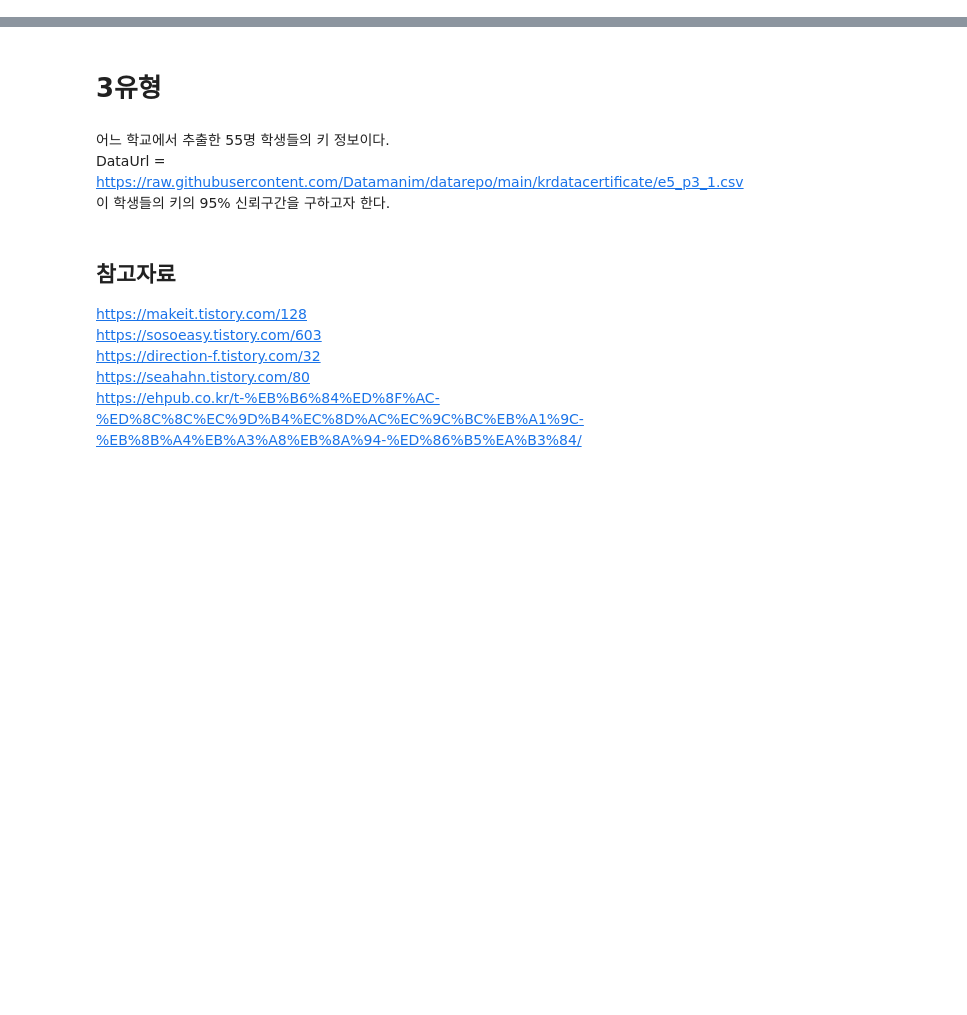
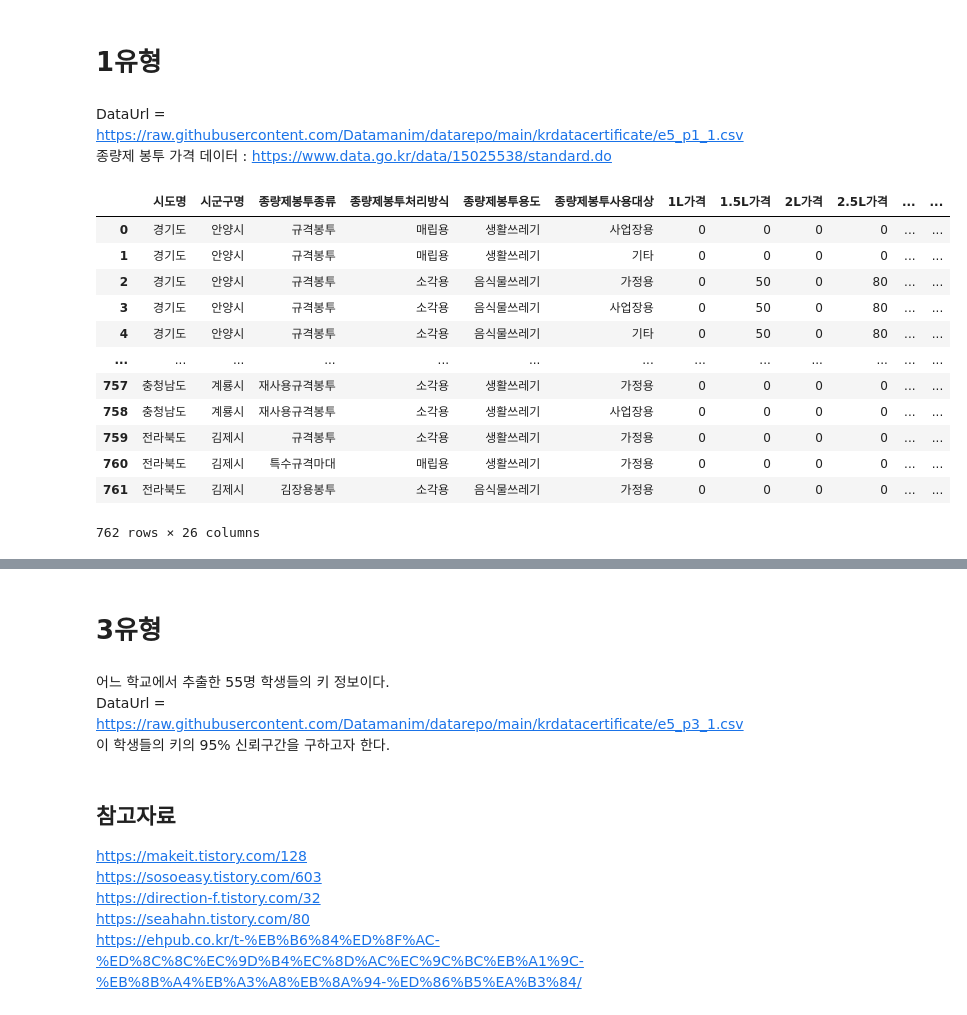
Before and after one commit to Parksemo/Learned-Coding, a Jupyter notebook: 빅분기/데이터마님/5회 기출 변형.ipynb, the cells around one changed output, grey strips where cells are left out. Drawn from its saved outputs; the diff is of its cells as text; code cells hidden in the pictures; blank space fills up the shorter version.

```diff
--- a/빅분기/데이터마님/5회 기출 변형.ipynb
+++ b/빅분기/데이터마님/5회 기출 변형.ipynb
@@ -0,0 +1,24 @@
+# %% [markdown]
+# 1유형
+# %% [markdown]
+DataUrl = https://raw.githubusercontent.com/Datamanim/datarepo/main/krdatacertificate/e5_p1_1.csv
+<br>
+종량제 봉투 가격 데이터 : https://www.data.go.kr/data/15025538/standard.do
+# %%
+import pandas as pd
+df = pd.read_csv('https://raw.githubusercontent.com/Datamanim/datarepo/main/krdatacertificate/e5_p1_1_.csv')
+df
+# %% [output]
+|  | 시도명 | 시군구명 | 종량제봉투종류 | 종량제봉투처리방식 | 종량제봉투용도 | 종량제봉투사용대상 | 1L가격 | 1.5L가격 | 2L가격 | 2.5L가격 | ... | ... |
+| 0 | 경기도 | 안양시 | 규격봉투 | 매립용 | 생활쓰레기 | 사업장용 | 0 | 0 | 0 | 0 | ... | ... |
+| 1 | 경기도 | 안양시 | 규격봉투 | 매립용 | 생활쓰레기 | 기타 | 0 | 0 | 0 | 0 | ... | ... |
+| 2 | 경기도 | 안양시 | 규격봉투 | 소각용 | 음식물쓰레기 | 가정용 | 0 | 50 | 0 | 80 | ... | ... |
+| 3 | 경기도 | 안양시 | 규격봉투 | 소각용 | 음식물쓰레기 | 사업장용 | 0 | 50 | 0 | 80 | ... | ... |
+| 4 | 경기도 | 안양시 | 규격봉투 | 소각용 | 음식물쓰레기 | 기타 | 0 | 50 | 0 | 80 | ... | ... |
+| ... | ... | ... | ... | ... | ... | ... | ... | ... | ... | ... | ... | ... |
+| 757 | 충청남도 | 계룡시 | 재사용규격봉투 | 소각용 | 생활쓰레기 | 가정용 | 0 | 0 | 0 | 0 | ... | ... |
+| 758 | 충청남도 | 계룡시 | 재사용규격봉투 | 소각용 | 생활쓰레기 | 사업장용 | 0 | 0 | 0 | 0 | ... | ... |
+| 759 | 전라북도 | 김제시 | 규격봉투 | 소각용 | 생활쓰레기 | 가정용 | 0 | 0 | 0 | 0 | ... | ... |
+| 760 | 전라북도 | 김제시 | 특수규격마대 | 매립용 | 생활쓰레기 | 가정용 | 0 | 0 | 0 | 0 | ... | ... |
+| 761 | 전라북도 | 김제시 | 김장용봉투 | 소각용 | 음식물쓰레기 | 가정용 | 0 | 0 | 0 | 0 | ... | ... |
+762 rows × 26 columns
```
Also changed, not shown: parts of 44 cells of this notebook.
